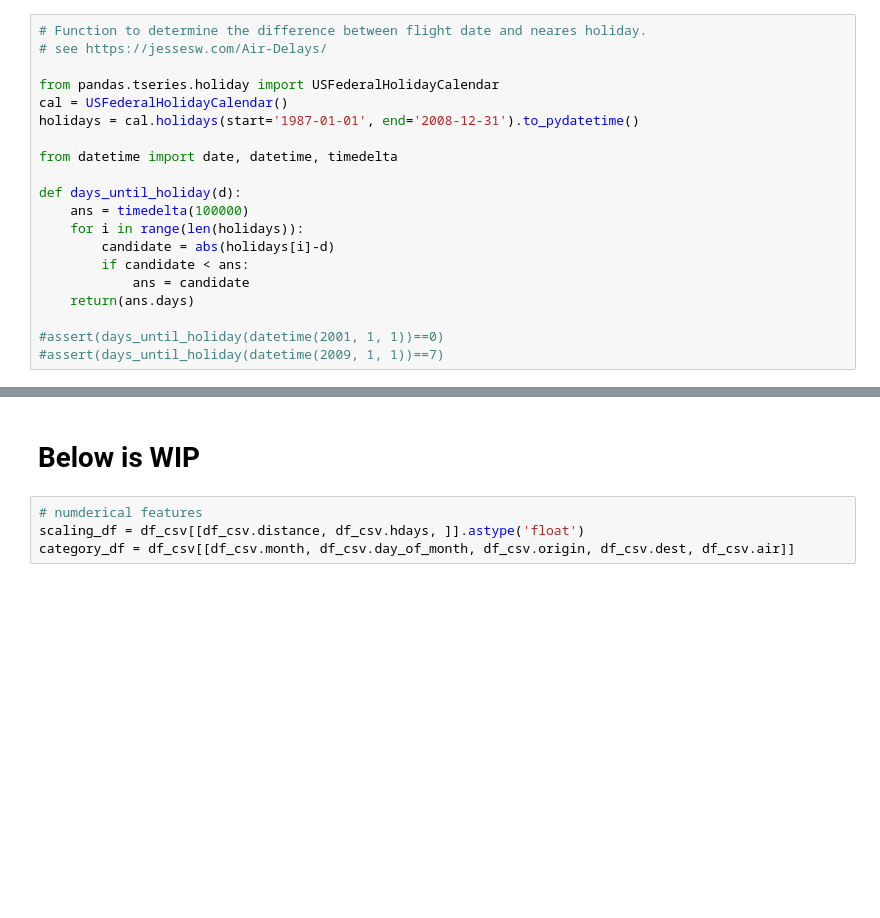
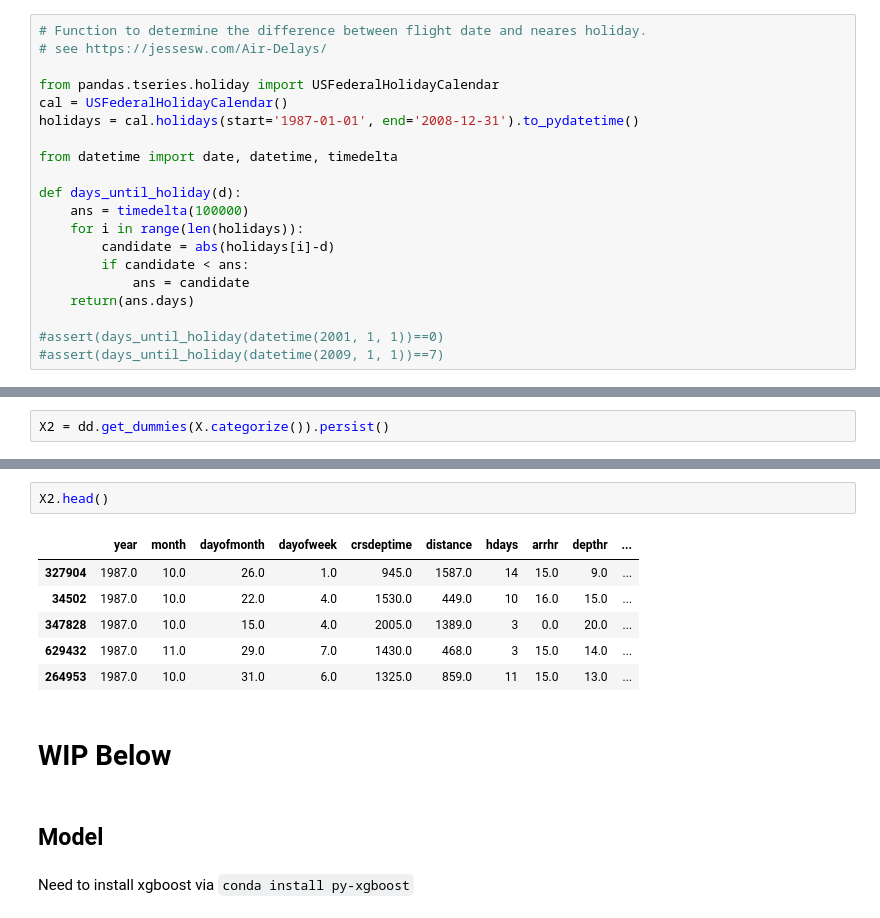
Before and after one commit to elkinst65/QTW_14, a Jupyter notebook: MSDS7333-Case14-mb.ipynb, the cells around one changed output, grey strips where cells are left out. Drawn from its saved outputs; the diff is of its cells as text; blank space fills up the shorter version.

```diff
--- a/MSDS7333-Case14-mb.ipynb
+++ b/MSDS7333-Case14-mb.ipynb
@@ -436,0 +462,2 @@ dtype: object
+# %%
+X2 = dd.get_dummies(X.categorize()).persist()
@@ -437,6 +468,15 @@ dtype: object
+# %%
+X2.head()
+# %% [output]
+|  | year | month | dayofmonth | dayofweek | crsdeptime | distance | hdays | arrhr | depthr | ... |
+| 327904 | 1987.0 | 10.0 | 26.0 | 1.0 | 945.0 | 1587.0 | 14 | 15.0 | 9.0 | ... |
+| 34502 | 1987.0 | 10.0 | 22.0 | 4.0 | 1530.0 | 449.0 | 10 | 16.0 | 15.0 | ... |
+| 347828 | 1987.0 | 10.0 | 15.0 | 4.0 | 2005.0 | 1389.0 | 3 | 0.0 | 20.0 | ... |
+| 629432 | 1987.0 | 11.0 | 29.0 | 7.0 | 1430.0 | 468.0 | 3 | 15.0 | 14.0 | ... |
+| 264953 | 1987.0 | 10.0 | 31.0 | 6.0 | 1325.0 | 859.0 | 11 | 15.0 | 13.0 | ... |
 # %% [markdown]
-# Below is WIP
+# WIP Below
-# %%
-# numderical features
-scaling_df = df_csv[[df_csv.distance, df_csv.hdays, ]].astype('float')
-category_df = df_csv[[df_csv.month, df_csv.day_of_month, df_csv.origin, df_csv.dest, df_csv.air]]
+# %% [markdown]
+## Model
+# %% [markdown]
+Need to install xgboost via `conda install py-xgboost`
```
Also changed, not shown: parts of 15 cells of this notebook.
